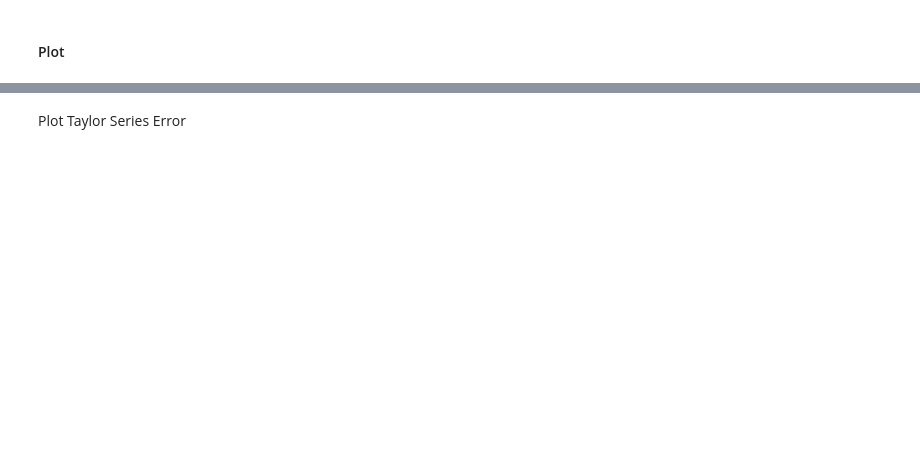
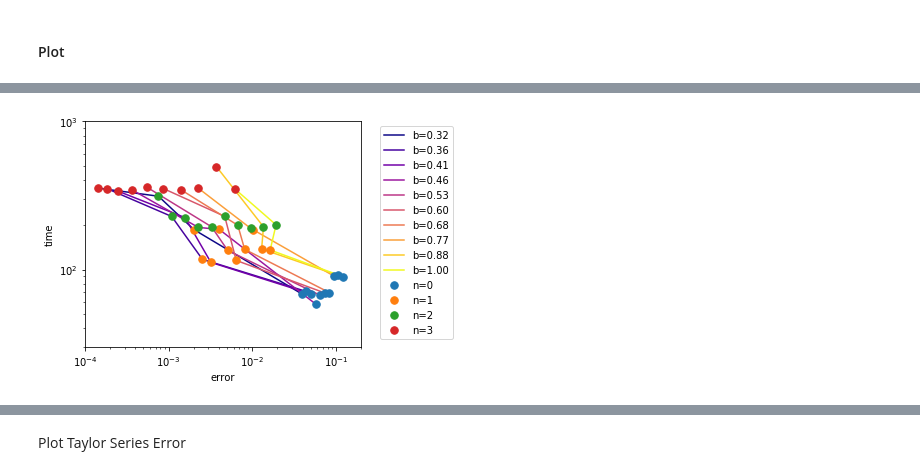
Before and after one commit to OliverEvans96/kelp, a Jupyter notebook: code/python/ManufacturedSolution.ipynb, the cells around one changed output, grey strips where cells are left out. Cells and saved outputs as stored; diff of their text form; code cells hidden in the pictures; blank space fills up the shorter version.

```diff
--- a/code/python/ManufacturedSolution.ipynb
+++ b/code/python/ManufacturedSolution.ipynb
@@ -1210,0 +1381,18 @@ IndexError: boolean index did not match indexed array along dimension 3; dimensi
+# %%
+plt.figure(figsize=(6, 4))
+for i, b in enumerate(b_arr):
+    pcnt = (np.log(b)-np.log(b_arr.min())) / (np.log(b_arr.max())-np.log(b_arr.min()))
+    plt.plot(asym_err_arr[i, :], asym_time_arr[i, :], color=cm.plasma(pcnt), label='b={:.2f}'.format(b))
+for k, num_scatters in enumerate(num_scatters_list):
+    plt.plot(asym_err_arr[:, k], asym_time_arr[:, k], 'C{}o'.format(k), ms=7.5, label='n={}'.format(num_scatters))
+plt.xscale('log')
+plt.yscale('log')
+plt.xlabel('error')
+plt.ylabel('time')
+plt.xlim(1e-4, 2e-1)
+plt.ylim(3e1, 1e3)
+plt.legend(bbox_to_anchor=(1.05,1.0))
+plt.tight_layout()
+plt.savefig('/scratch/kelp-figures/mms_asym_err_time.pdf')
+# %% [output]
+[figure, added]
```
Also changed, not shown: parts of 34 cells of this notebook, 9 other files.
